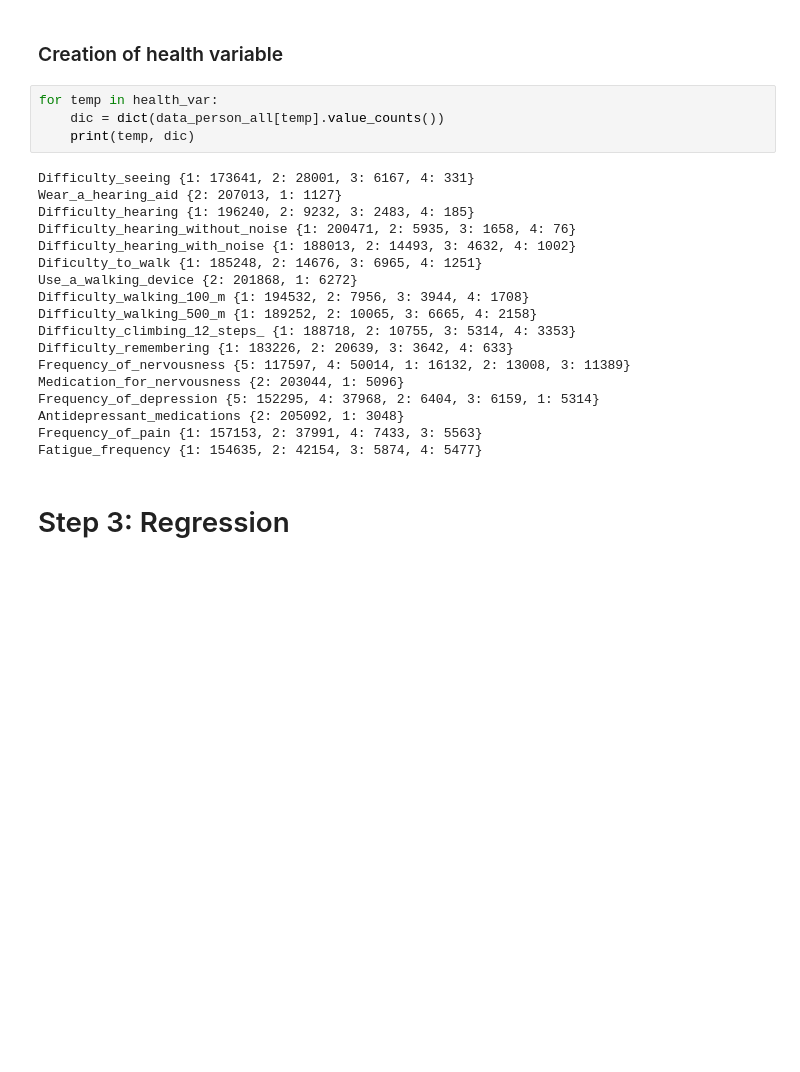
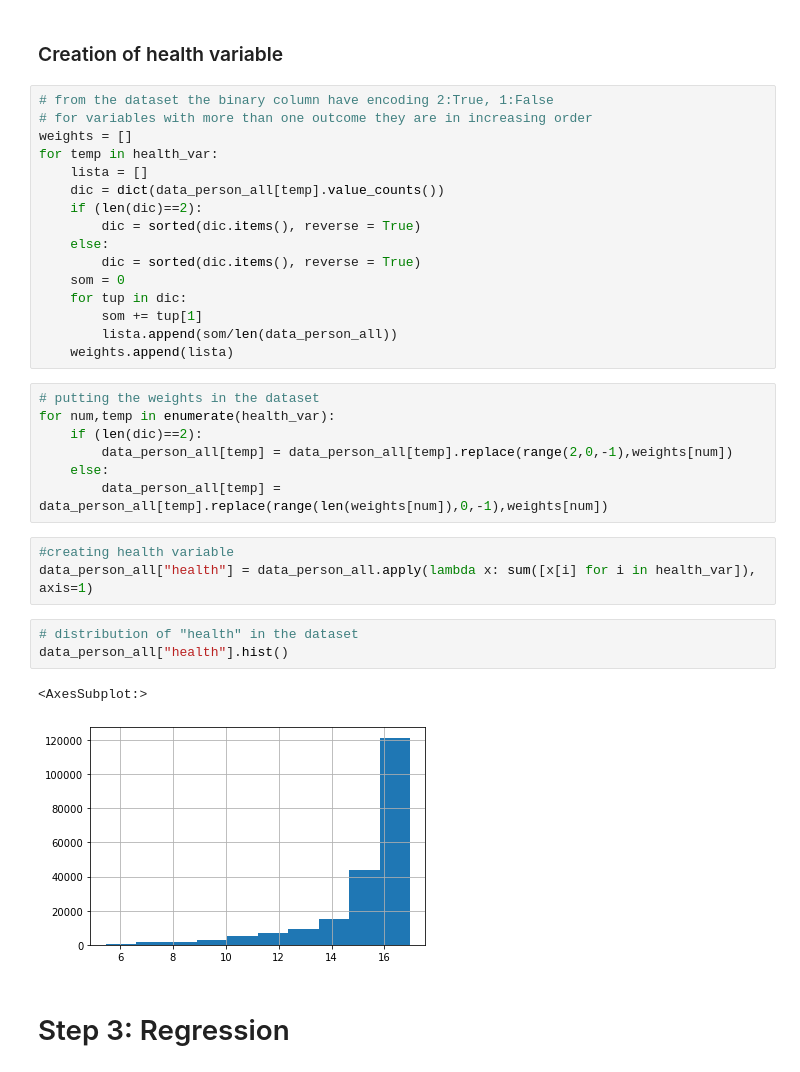
Before and after one commit to emarazz/ada_2020, a Jupyter notebook: Homework/04 - Detection of housing-health relationship/p4.ipynb, the cells around one changed output. Drawn from its saved outputs; the diff is of its cells as text; blank space fills up the shorter version.

Commit message:
Add files via upload
health variable added

```diff
--- a/Homework/04 - Detection of housing-health relationship/p4.ipynb
+++ b/Homework/04 - Detection of housing-health relationship/p4.ipynb
@@ -109,27 +91,37 @@ Expansion_factor
 # %% [markdown]
 ### Creation of health variable
-# %%
-for temp in health_var:
-    dic = dict(data_person_all[temp].value_counts())
-    print(temp, dic)
-# %% [output]
-Difficulty_seeing {1: 173641, 2: 28001, 3: 6167, 4: 331}
-Wear_a_hearing_aid {2: 207013, 1: 1127}
-Difficulty_hearing {1: 196240, 2: 9232, 3: 2483, 4: 185}
-Difficulty_hearing_without_noise {1: 200471, 2: 5935, 3: 1658, 4: 76}
-Difficulty_hearing_with_noise {1: 188013, 2: 14493, 3: 4632, 4: 1002}
-Dificulty_to_walk {1: 185248, 2: 14676, 3: 6965, 4: 1251}
-Use_a_walking_device {2: 201868, 1: 6272}
-Difficulty_walking_100_m {1: 194532, 2: 7956, 3: 3944, 4: 1708}
-Difficulty_walking_500_m {1: 189252, 2: 10065, 3: 6665, 4: 2158}
-Difficulty_climbing_12_steps_ {1: 188718, 2: 10755, 3: 5314, 4: 3353}
-Difficulty_remembering {1: 183226, 2: 20639, 3: 3642, 4: 633}
-Frequency_of_nervousness {5: 117597, 4: 50014, 1: 16132, 2: 13008, 3: 11389}
-Medication_for_nervousness {2: 203044, 1: 5096}
-Frequency_of_depression {5: 152295, 4: 37968, 2: 6404, 3: 6159, 1: 5314}
-Antidepressant_medications {2: 205092, 1: 3048}
-Frequency_of_pain {1: 157153, 2: 37991, 4: 7433, 3: 5563}
-Fatigue_frequency {1: 154635, 2: 42154, 3: 5874, 4: 5477}
+# %%
+# from the dataset the binary column have encoding 2:True, 1:False
+# for variables with more than one outcome they are in increasing order
+weights = []
+for temp in health_var:
+    lista = []
+    dic = dict(data_person_all[temp].value_counts())
+    if (len(dic)==2):
+        dic = sorted(dic.items(), reverse = True)
+    else:
+        dic = sorted(dic.items(), reverse = True)
+    som = 0
+    for tup in dic:
+        som += tup[1]
+        lista.append(som/len(data_person_all))
+    weights.append(lista)
+# %%
+# putting the weights in the dataset
+for num,temp in enumerate(health_var):
+    if (len(dic)==2):
+        data_person_all[temp] = data_person_all[temp].replace(range(2,0,-1),weights[num])
+    else:
+        data_person_all[temp] = data_person_all[temp].replace(range(len(weights[num]),0,-1),weights[num])
+# %%
+#creating health variable
+data_person_all["health"] = data_person_all.apply(lambda x: sum([x[i] for i in health_var]), axis=1)
+# %%
+# distribution of "health" in the dataset
+data_person_all["health"].hist()
+# %% [output]
+<AxesSubplot:>
+[figure, added]
 # %% [markdown]
 # Step 3: Regression
 # %% [markdown]
```
Also changed, not shown: parts of 1 cell of this notebook.
